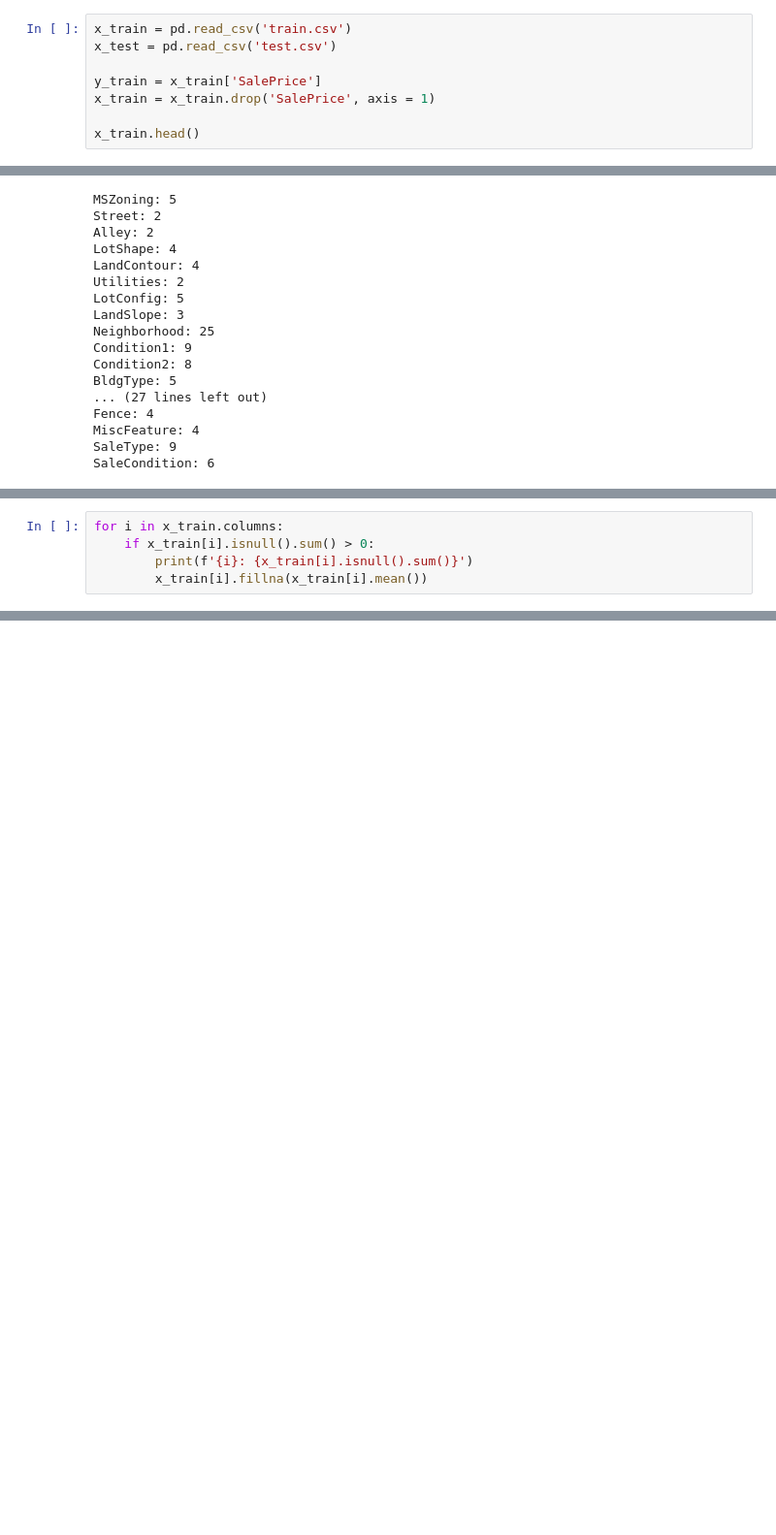
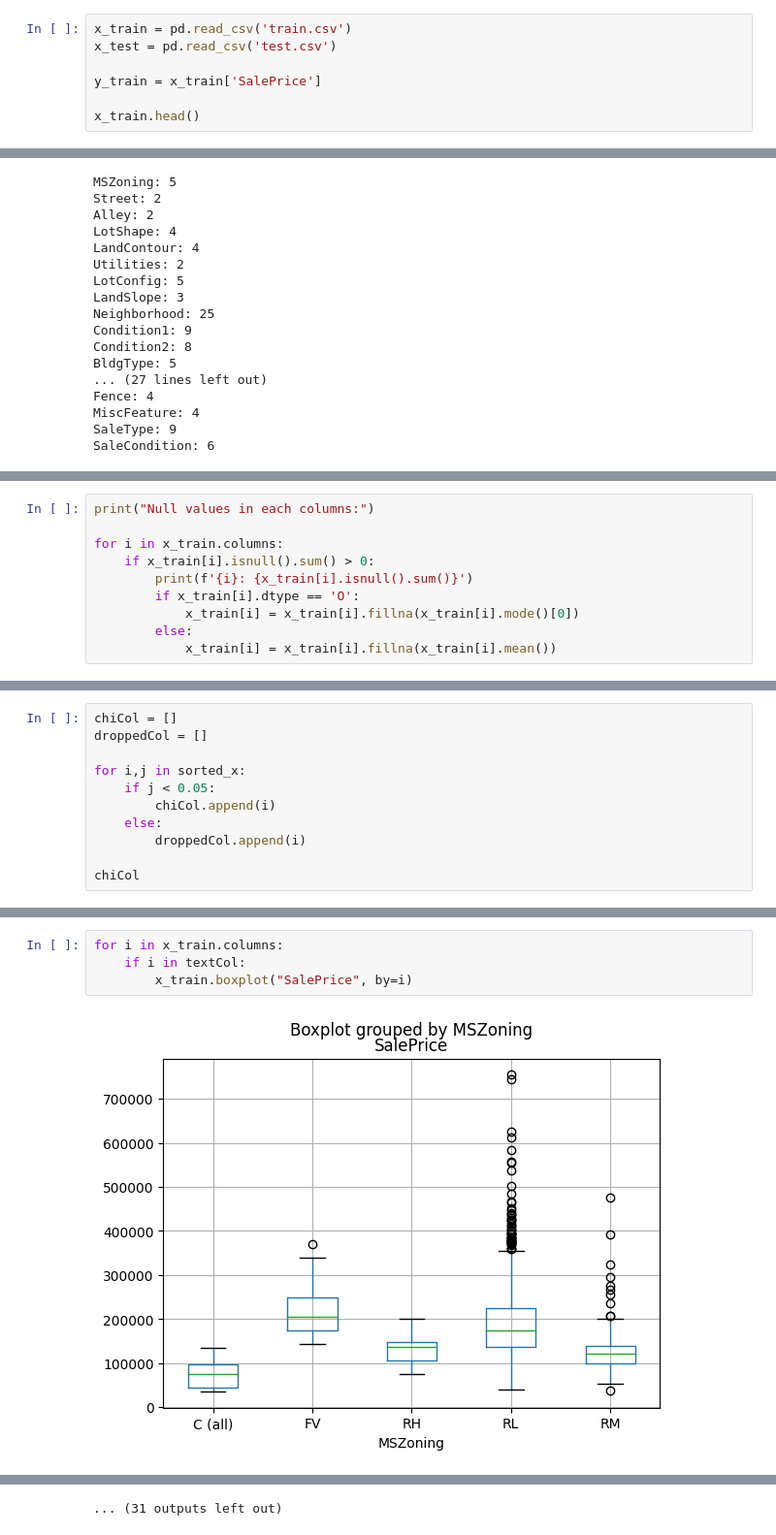
Before and after one commit to atharva1047/MLOps, a Jupyter notebook: hotel prices.ipynb, the cells around one changed output, grey strips where cells are left out. Shown at 97% size. Drawn from its saved outputs; the diff is of its cells as text; blank space fills up the shorter version.

```diff
--- a/hotel prices.ipynb
+++ b/hotel prices.ipynb
@@ -9,7 +11,6 @@ x_train = pd.read_csv('train.csv')
 x_test = pd.read_csv('test.csv')
 
 y_train = x_train['SalePrice']
-x_train = x_train.drop('SalePrice', axis = 1)
 
 x_train.head()
 # %% [output]
@@ -70,6 +73,11 @@ SaleCondition: 6
 # %%
+print("Null values in each columns:")
+
 for i in x_train.columns:
     if x_train[i].isnull().sum() > 0:
         print(f'{i}: {x_train[i].isnull().sum()}')
-        x_train[i].fillna(x_train[i].mean())
+        if x_train[i].dtype == 'O':
+            x_train[i] = x_train[i].fillna(x_train[i].mode()[0])
+        else:
+            x_train[i] = x_train[i].fillna(x_train[i].mean())
 # %% [output]
@@ -120,0 +150,11 @@ ValueError: Input contains NaN.
+# %%
+chiCol = []
+droppedCol = []
+
+for i,j in sorted_x:
+    if j < 0.05:
+        chiCol.append(i)
+    else:
+        droppedCol.append(i)
+
+chiCol
@@ -120,0 +179,6 @@ ValueError: Input contains NaN.
+# %%
+for i in x_train.columns:
+    if i in textCol:
+        x_train.boxplot("SalePrice", by=i)
+# %% [output]
+[figure, added]
@@ -120,0 +196 @@ ValueError: Input contains NaN.
+... (31 outputs left out)
```
Also changed, not shown: parts of 11 cells of this notebook, 1 other file.
